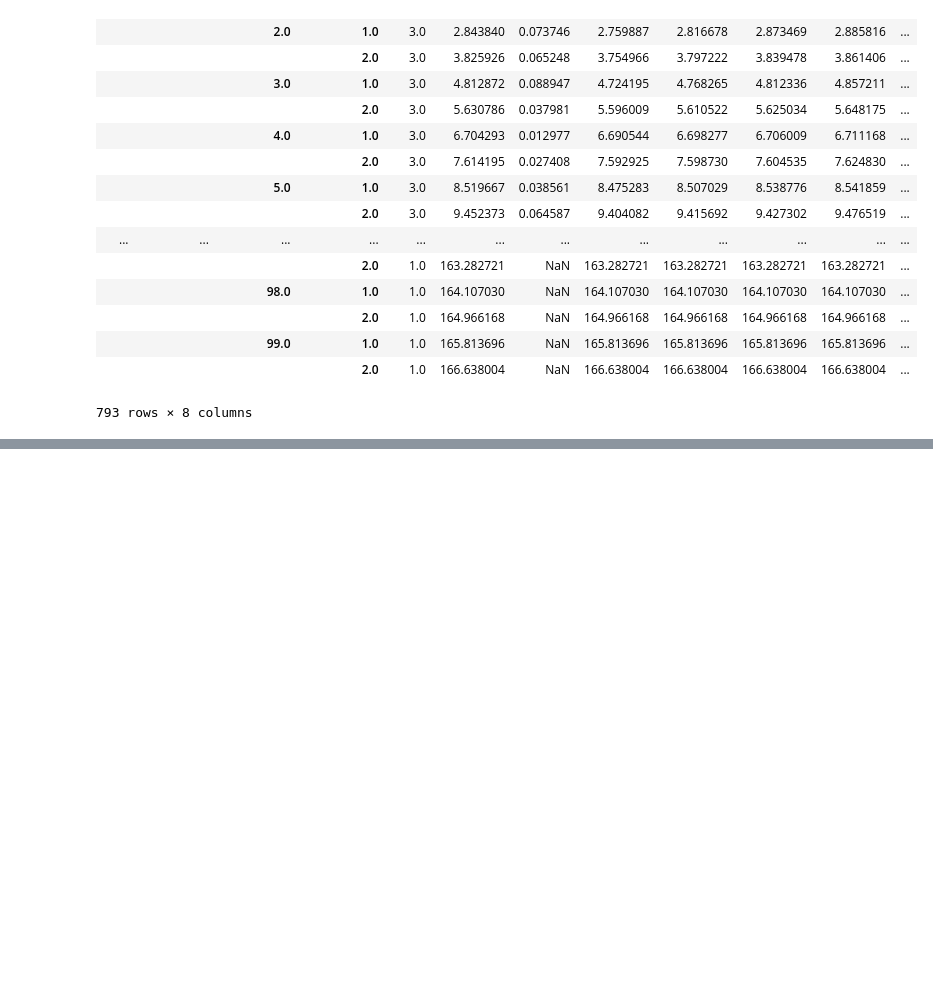
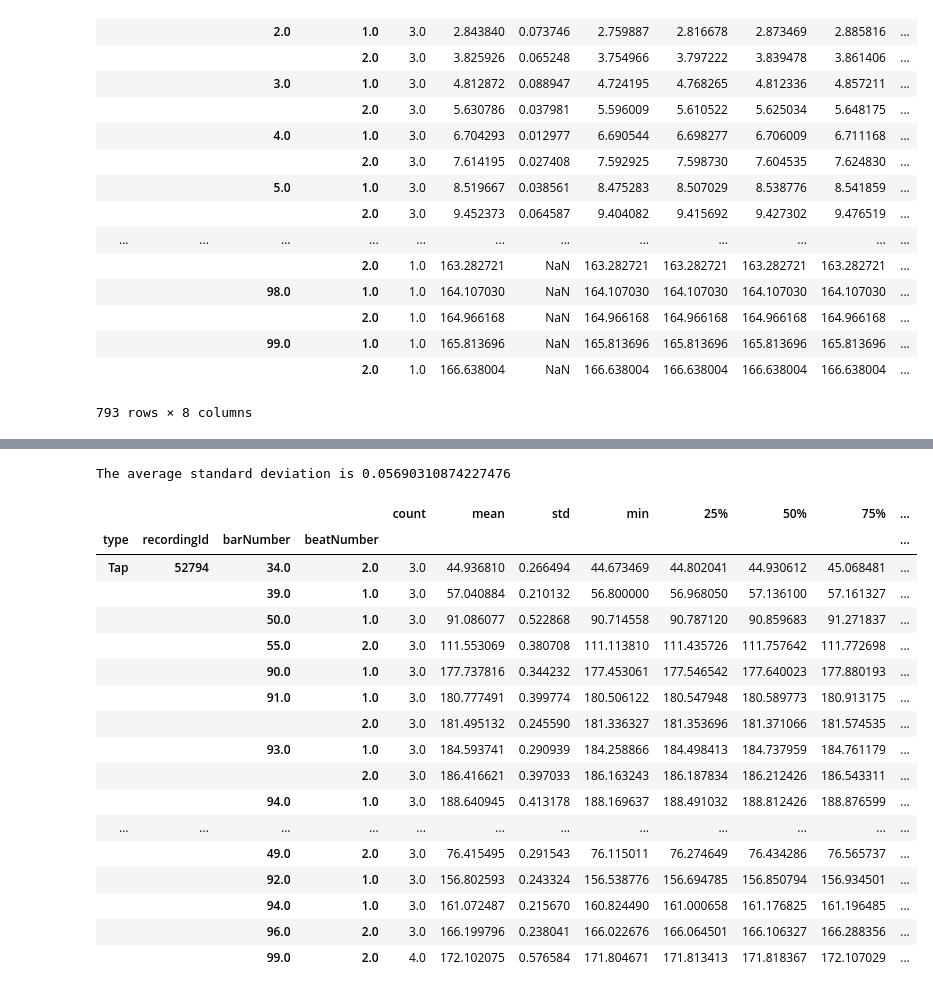
Before and after one commit to KarajanResearch/OpenMusicAnnotations, a Jupyter notebook: jupyter/input/Rhythmic Predictability of Weak-Transient Orchestral Music.ipynb, the cells around one changed output, grey strips where cells are left out. Saved outputs shown, nothing was run; the diff lists cells and outputs as text; code cells hidden in the pictures; blank space fills up the shorter version.

```diff
--- a/jupyter/input/Rhythmic Predictability of Weak-Transient Orchestral Music.ipynb
+++ b/jupyter/input/Rhythmic Predictability of Weak-Transient Orchestral Music.ipynb
@@ -223,0 +199,32 @@ KeyError: 'recordings'
+# %%
+mean_stddev = stddevs.mean()
+print("The average standard deviation is", mean_stddev)
+# %% [output]
+The average standard deviation is 0.05690310874227476
+# %%
+df_desc = df_grouped.describe()
+
+# boolean selection of everything where stddev larger than some threshold
+biggest_deviations = df_desc["std"] > 0.2
+
+# use boolean selector to filter descriptive stats
+df_desc[biggest_deviations]
+# %% [output]
+|  |  |  |  | count | mean | std | min | 25% | 50% | 75% | ... |
+| type | recordingId | barNumber | beatNumber |  |  |  |  |  |  |  | ... |
+| Tap | 52794 | 34.0 | 2.0 | 3.0 | 44.936810 | 0.266494 | 44.673469 | 44.802041 | 44.930612 | 45.068481 | ... |
+|  |  | 39.0 | 1.0 | 3.0 | 57.040884 | 0.210132 | 56.800000 | 56.968050 | 57.136100 | 57.161327 | ... |
+|  |  | 50.0 | 1.0 | 3.0 | 91.086077 | 0.522868 | 90.714558 | 90.787120 | 90.859683 | 91.271837 | ... |
+|  |  | 55.0 | 2.0 | 3.0 | 111.553069 | 0.380708 | 111.113810 | 111.435726 | 111.757642 | 111.772698 | ... |
+|  |  | 90.0 | 1.0 | 3.0 | 177.737816 | 0.344232 | 177.453061 | 177.546542 | 177.640023 | 177.880193 | ... |
+|  |  | 91.0 | 1.0 | 3.0 | 180.777491 | 0.399774 | 180.506122 | 180.547948 | 180.589773 | 180.913175 | ... |
+|  |  |  | 2.0 | 3.0 | 181.495132 | 0.245590 | 181.336327 | 181.353696 | 181.371066 | 181.574535 | ... |
+|  |  | 93.0 | 1.0 | 3.0 | 184.593741 | 0.290939 | 184.258866 | 184.498413 | 184.737959 | 184.761179 | ... |
+|  |  |  | 2.0 | 3.0 | 186.416621 | 0.397033 | 186.163243 | 186.187834 | 186.212426 | 186.543311 | ... |
+|  |  | 94.0 | 1.0 | 3.0 | 188.640945 | 0.413178 | 188.169637 | 188.491032 | 188.812426 | 188.876599 | ... |
+| ... | ... | ... | ... | ... | ... | ... | ... | ... | ... | ... | ... |
+|  |  | 49.0 | 2.0 | 3.0 | 76.415495 | 0.291543 | 76.115011 | 76.274649 | 76.434286 | 76.565737 | ... |
+|  |  | 92.0 | 1.0 | 3.0 | 156.802593 | 0.243324 | 156.538776 | 156.694785 | 156.850794 | 156.934501 | ... |
+|  |  | 94.0 | 1.0 | 3.0 | 161.072487 | 0.215670 | 160.824490 | 161.000658 | 161.176825 | 161.196485 | ... |
+|  |  | 96.0 | 2.0 | 3.0 | 166.199796 | 0.238041 | 166.022676 | 166.064501 | 166.106327 | 166.288356 | ... |
+|  |  | 99.0 | 2.0 | 4.0 | 172.102075 | 0.576584 | 171.804671 | 171.813413 | 171.818367 | 172.107029 | ... |
```
Also changed, not shown: parts of 17 cells of this notebook.
